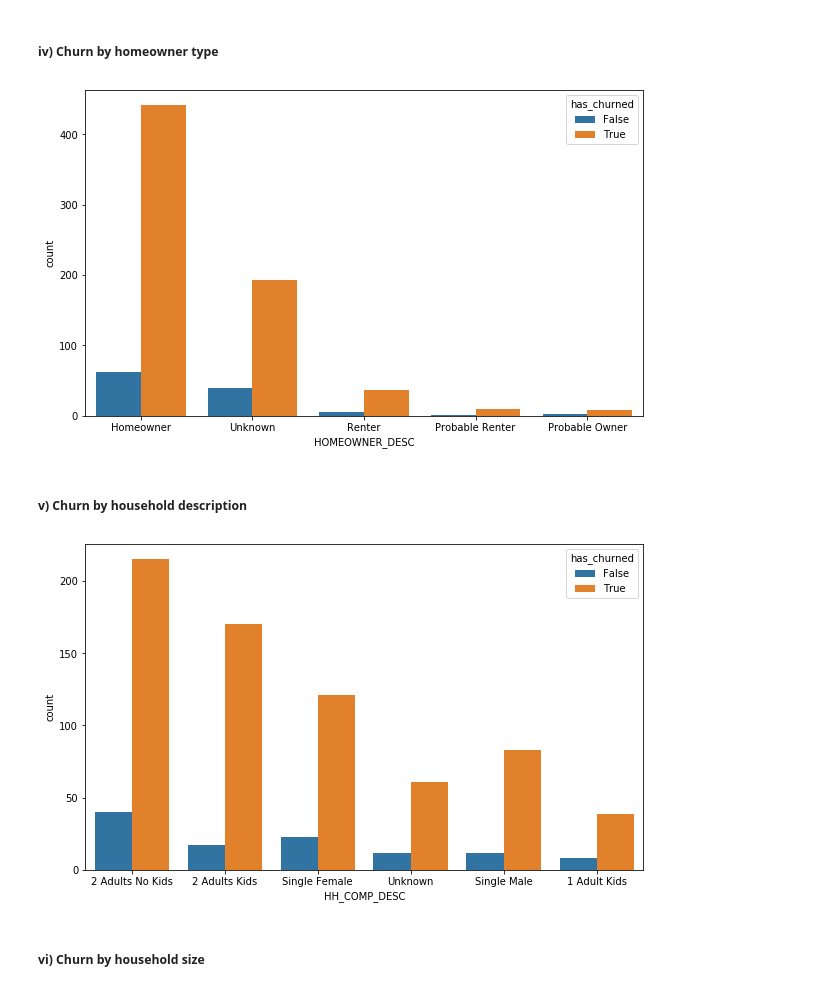
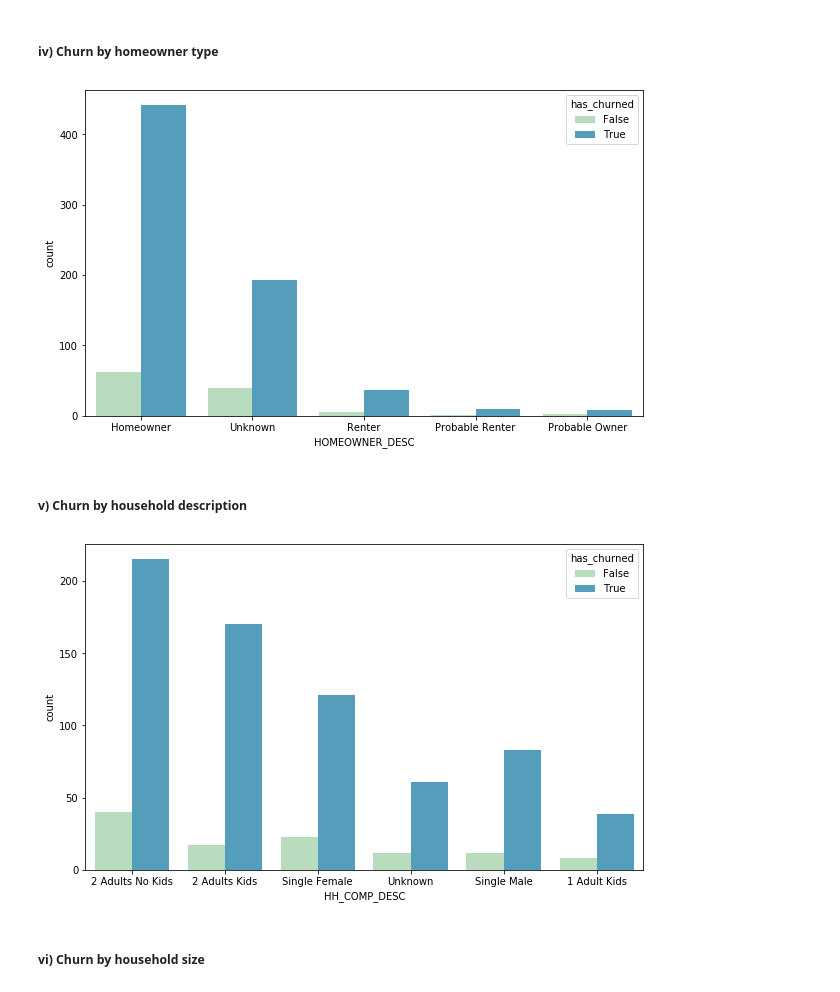
Before and after one commit to ambita20/Customer-Engagement-Python-Project, a Jupyter notebook: PythonProject.ipynb, the cells around one changed output. Drawn from its saved outputs; the diff is of its cells as text; code cells hidden in the pictures.

```diff
--- a/PythonProject.ipynb
+++ b/PythonProject.ipynb
@@ -233,20 +244,20 @@ plt.show()
 ##### iv) Churn by homeowner type
 # %%
 fig = plt.figure(1, figsize=(10,6))
-ax=sns.countplot(x='HOMEOWNER_DESC',hue='has_churned',data=household_master)
+ax=sns.countplot(x='HOMEOWNER_DESC',hue='has_churned',data=household_master,palette='GnBu')
 #ax.axhline(y=household_master.has_churned.sum()/len(household_master),c="red",label="population mean")
 plt.show()
 # %% [output]
-[figure, old version]
+[figure, new version]
 # %% [markdown]
 ##### v) Churn by household description
 # %%
 fig = plt.figure(1, figsize=(10,6))
-ax=sns.countplot(x='HH_COMP_DESC',hue='has_churned',data=household_master)
+ax=sns.countplot(x='HH_COMP_DESC',hue='has_churned',data=household_master,palette='GnBu')
 #ax.axhline(y=household_master.has_churned.sum()/len(household_master),c="red",label="population mean")
 plt.show()
 # %% [output]
-[figure, old version]
+[figure, new version]
 # %% [markdown]
 ##### vi) Churn by household size
 # %%
```
Also changed, not shown: parts of 11 cells of this notebook.
